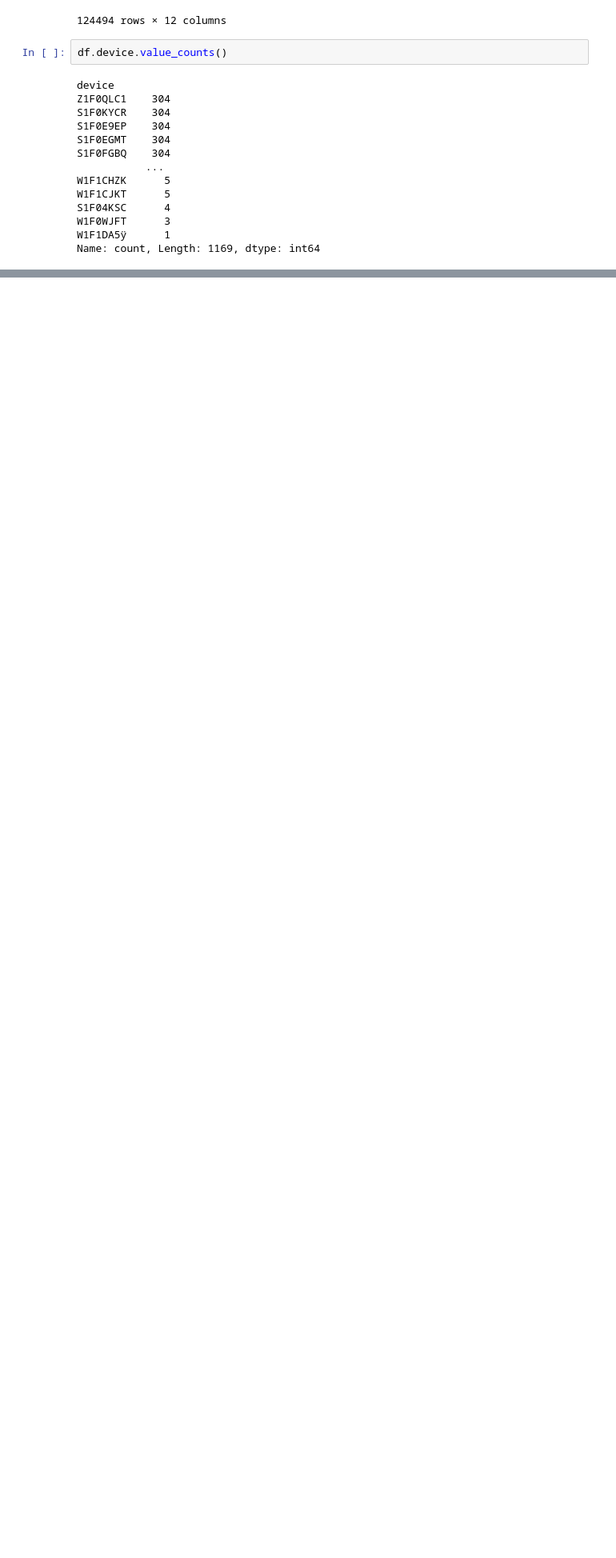
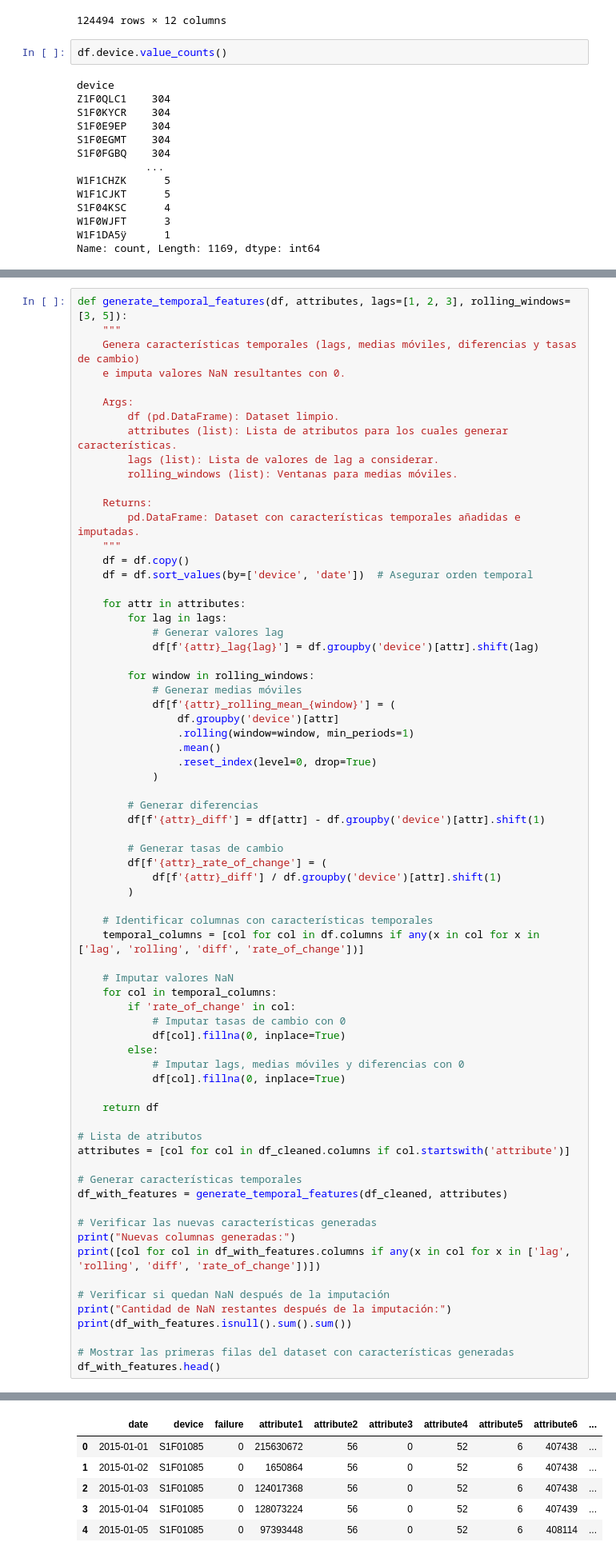
Before and after one commit to jsebastianquiroga/Technical-Challenge---MELI, a Jupyter notebook: notebooks/3.Prevision_falla.ipynb, the cells around one changed output, grey strips where cells are left out. Shown at 80% size. Cells and saved outputs as stored; diff of their text form; blank space fills up the shorter version.

```diff
--- a/notebooks/3.Prevision_falla.ipynb
+++ b/notebooks/3.Prevision_falla.ipynb
@@ -60,0 +401,71 @@ Name: count, Length: 1169, dtype: int64
+# %%
+def generate_temporal_features(df, attributes, lags=[1, 2, 3], rolling_windows=[3, 5]):
+    """
+    Genera características temporales (lags, medias móviles, diferencias y tasas de cambio)
+    e imputa valores NaN resultantes con 0.
+
+    Args:
+        df (pd.DataFrame): Dataset limpio.
+        attributes (list): Lista de atributos para los cuales generar características.
+        lags (list): Lista de valores de lag a considerar.
+        rolling_windows (list): Ventanas para medias móviles.
+
+    Returns:
+        pd.DataFrame: Dataset con características temporales añadidas e imputadas.
+    """
+    df = df.copy()
+    df = df.sort_values(by=['device', 'date'])  # Asegurar orden temporal
+
+    for attr in attributes:
+        for lag in lags:
+            # Generar valores lag
+            df[f'{attr}_lag{lag}'] = df.groupby('device')[attr].shift(lag)
+
+        for window in rolling_windows:
+            # Generar medias móviles
+            df[f'{attr}_rolling_mean_{window}'] = (
+                df.groupby('device')[attr]
+                .rolling(window=window, min_periods=1)
+                .mean()
+                .reset_index(level=0, drop=True)
+            )
+
+        # Generar diferencias
+        df[f'{attr}_diff'] = df[attr] - df.groupby('device')[attr].shift(1)
+
+        # Generar tasas de cambio
+        df[f'{attr}_rate_of_change'] = (
+            df[f'{attr}_diff'] / df.groupby('device')[attr].shift(1)
+        )
+
+    # Identificar columnas con características temporales
+    temporal_columns = [col for col in df.columns if any(x in col for x in ['lag', 'rolling', 'diff', 'rate_of_change'])]
+
+    # Imputar valores NaN
+    for col in temporal_columns:
+        if 'rate_of_change' in col:
+            # Imputar tasas de cambio con 0
+            df[col].fillna(0, inplace=True)
+        else:
+            # Imputar lags, medias móviles y diferencias con 0
+            df[col].fillna(0, inplace=True)
+
+    return df
+
+# Lista de atributos
+attributes = [col for col in df_cleaned.columns if col.startswith('attribute')]
+
+# Generar características temporales
+df_with_features = generate_temporal_features(df_cleaned, attributes)
+
+# Verificar las nuevas características generadas
+print("Nuevas columnas generadas:")
+print([col for col in df_with_features.columns if any(x in col for x in ['lag', 'rolling', 'diff', 'rate_of_change'])])
+
+# Verificar si quedan NaN después de la imputación
+print("Cantidad de NaN restantes después de la imputación:")
+print(df_with_features.isnull().sum().sum())
+
+# Mostrar las primeras filas del dataset con características generadas
+df_with_features.head()
+# %% [output]
@@ -60,0 +488,6 @@ Name: count, Length: 1169, dtype: int64
+|  | date | device | failure | attribute1 | attribute2 | attribute3 | attribute4 | attribute5 | attribute6 | ... |
+| 0 | 2015-01-01 | S1F01085 | 0 | 215630672 | 56 | 0 | 52 | 6 | 407438 | ... |
+| 1 | 2015-01-02 | S1F01085 | 0 | 1650864 | 56 | 0 | 52 | 6 | 407438 | ... |
+| 2 | 2015-01-03 | S1F01085 | 0 | 124017368 | 56 | 0 | 52 | 6 | 407438 | ... |
+| 3 | 2015-01-04 | S1F01085 | 0 | 128073224 | 56 | 0 | 52 | 6 | 407439 | ... |
+| 4 | 2015-01-05 | S1F01085 | 0 | 97393448 | 56 | 0 | 52 | 6 | 408114 | ... |
```
Also changed, not shown: parts of 15 cells of this notebook, 5 other files.
